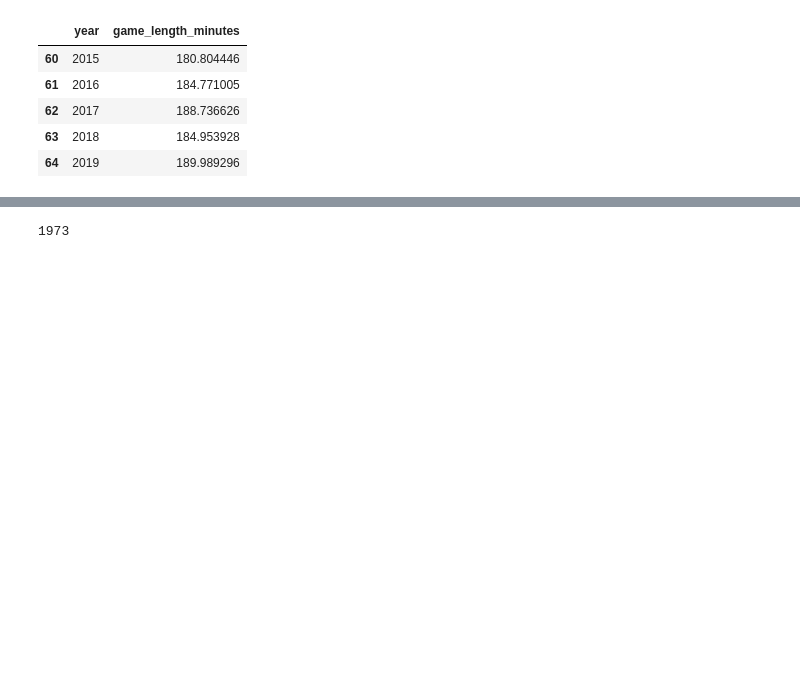
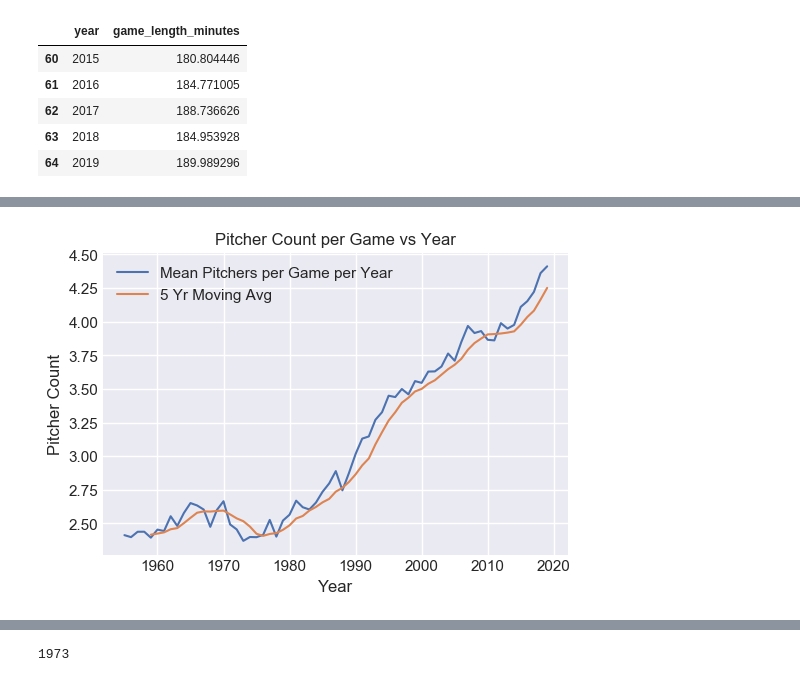
Before and after one commit to sdiehl28/baseball-analytics, a Jupyter notebook: baseball_jupyter_nb/01_Introduction.ipynb, the cells around one changed output, grey strips where cells are left out. Cells and saved outputs as stored; diff of their text form; code cells hidden in the pictures; blank space fills up the shorter version.

```diff
--- a/baseball_jupyter_nb/01_Introduction.ipynb
+++ b/baseball_jupyter_nb/01_Introduction.ipynb
@@ -116,0 +132,3 @@ Game length is increasing.  This could be due to more reliance on short relief p
+# %%
+pitcher_ct_mean = team_game.groupby('year', as_index=False)['pitcher_ct'].mean()
+pitcher_ct_mean
@@ -116,0 +149,15 @@ Game length is increasing.  This could be due to more reliance on short relief p
+# %%
+# plot the data and the smoothed data
+plt.style.use('seaborn-darkgrid')
+
+fig, ax = plt.subplots()
+ax.set_title('Pitcher Count per Game vs Year')
+ax.set_xlabel('Year')
+ax.set_ylabel('Pitcher Count')
+
+ax.plot('year', 'pitcher_ct', data=pitcher_ct_mean, label='Mean Pitchers per Game per Year')
+df_smoothed2 = pitcher_ct_mean.set_index('year').rolling(5).mean().reset_index()
+ax.plot('year', 'pitcher_ct', data=df_smoothed2, label='5 Yr Moving Avg')
+ax.legend();
+# %% [output]
+[figure, added]
```
Also changed, not shown: parts of 35 cells of this notebook, 1 other file.
